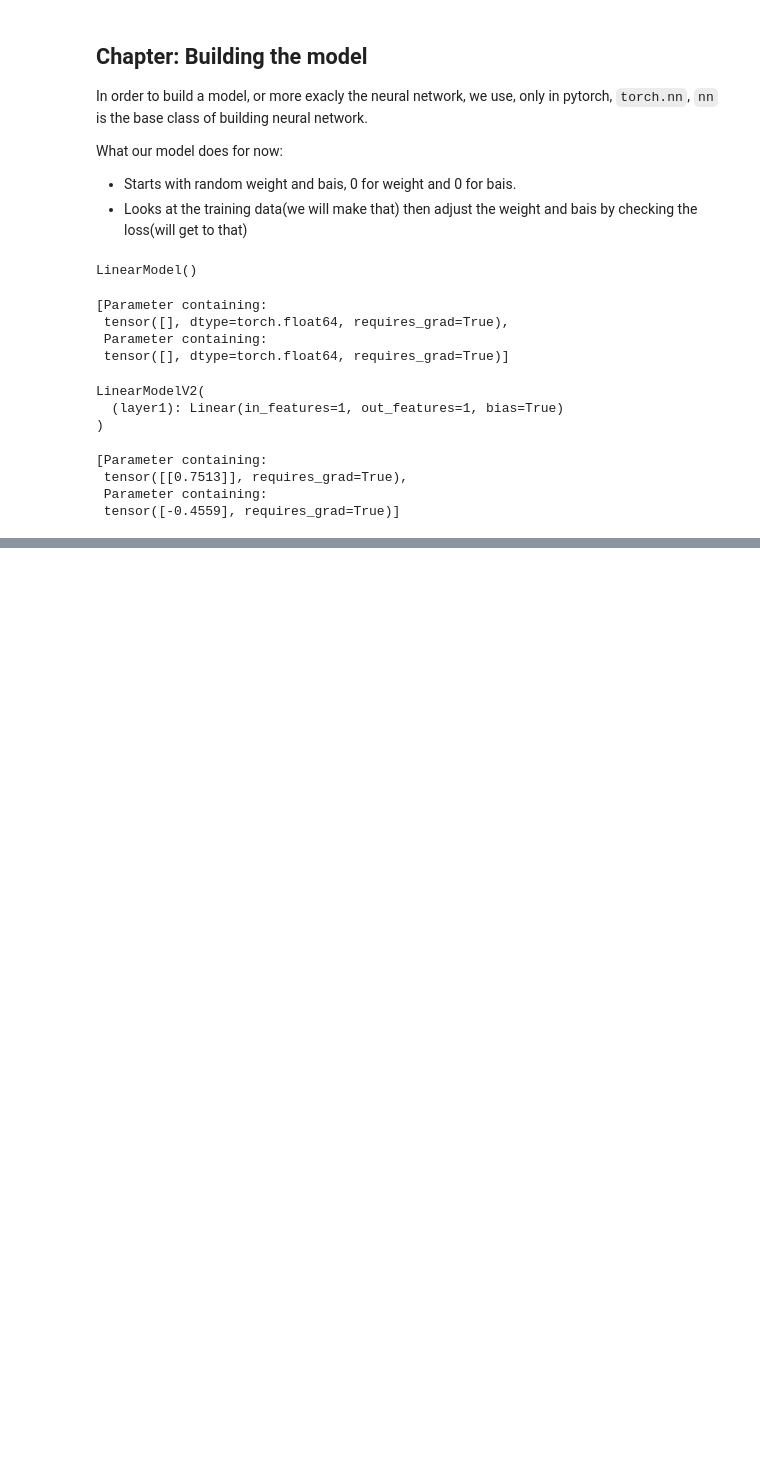
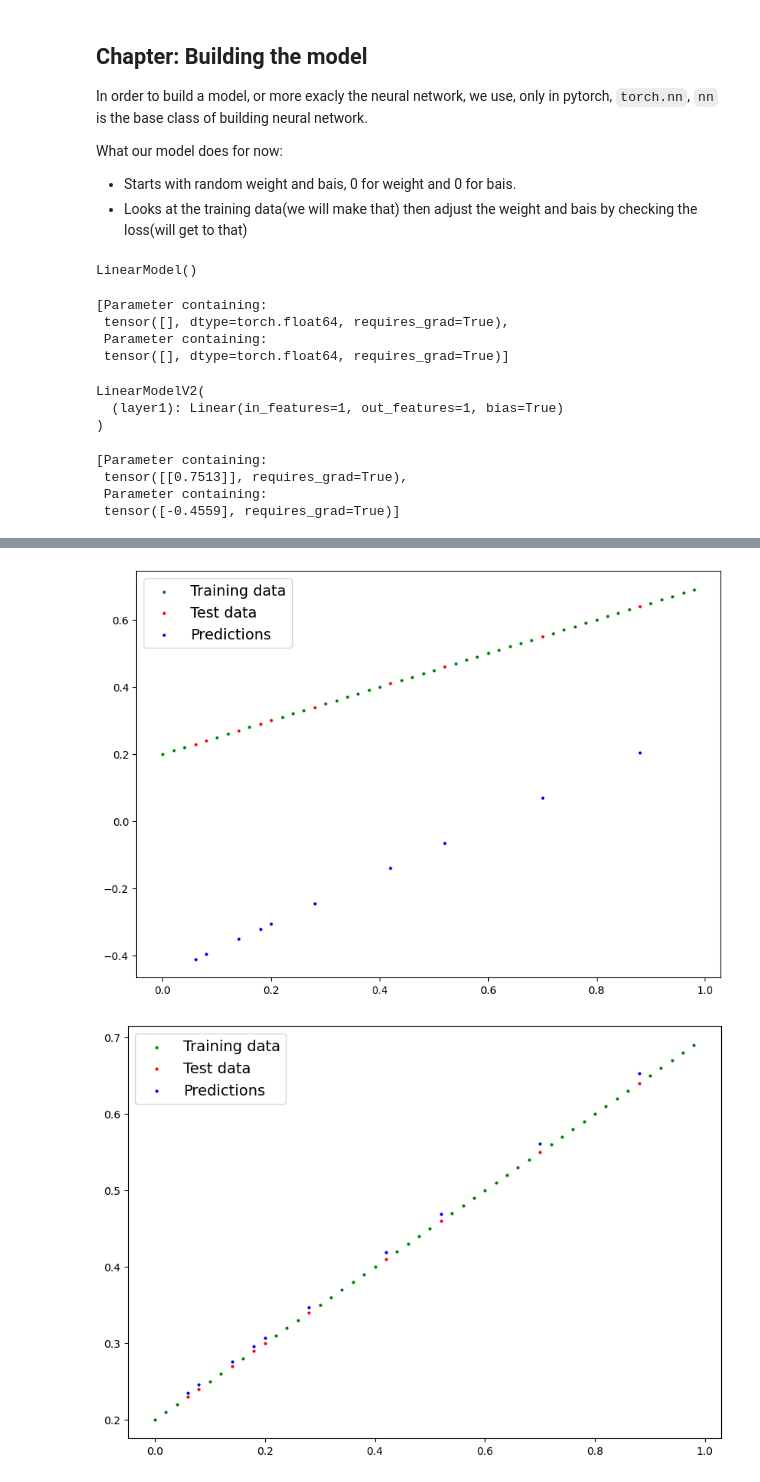
Before and after one commit to ezpie1/pytorch-crash-course, a Jupyter notebook: 02-pytorch-worflow.ipynb, the cells around one changed output, grey strips where cells are left out. Cells and saved outputs as stored; diff of their text form; code cells hidden in the pictures; blank space fills up the shorter version.

```diff
--- a/02-pytorch-worflow.ipynb
+++ b/02-pytorch-worflow.ipynb
@@ -205,0 +258,7 @@ LinearModelV2(
+# %%
+# Setup the loss function
+lossFunction = nn.L1Loss() # L1Loss/MSE means Mean Absolute Error
+
+# setup the optimizer/gradent descent
+optimizer = torch.optim.SGD(model2.parameters(), # The weights and baises to be adjusted
+                            0.01) # The learning rate is by how much the weights and baises will be changed
@@ -205,0 +342,11 @@ LinearModelV2(
+# %%
+# increasing the number of epochs so that our model gets more learning loops
+trainer(1000) # Let's train the model for a 1000 more times
+
+# Ploting the newer predictions and compare with the old one
+with torch.inference_mode():
+  new_preds = model2(X_test)
+
+plot(predictions=y_preds) # our old predictions
+plot(predictions=new_preds) # our new predictions
+# %% [output]
@@ -205,0 +370,2 @@ LinearModelV2(
+[figure, added]
+[figure, added]
```
Also changed, not shown: parts of 11 cells of this notebook.
